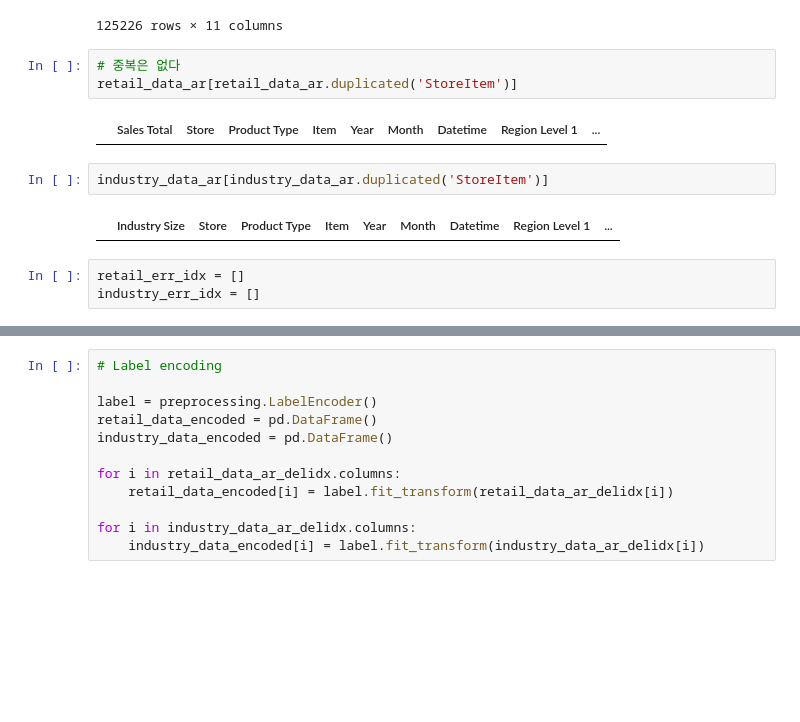
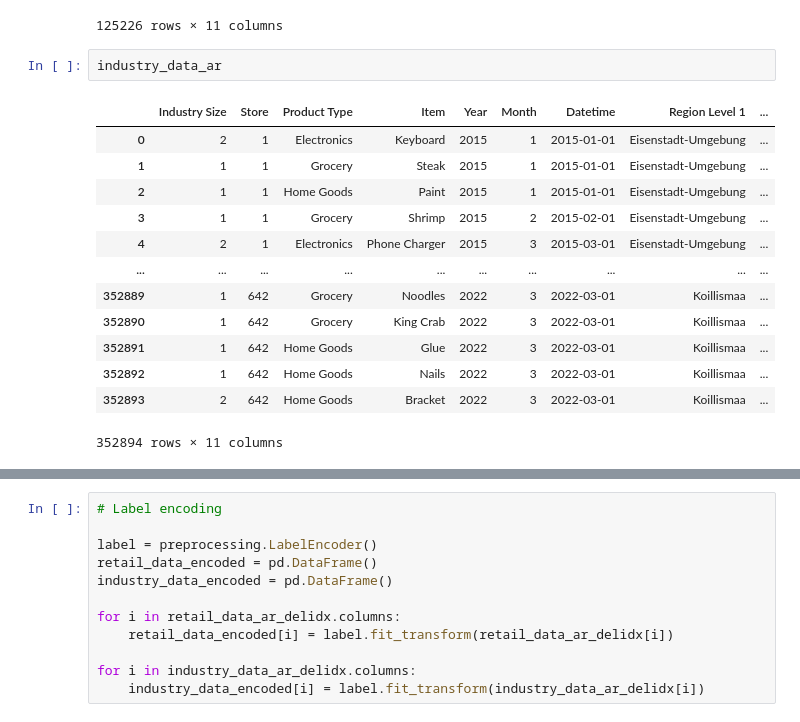
Before and after one commit to minji-o-j/Data-Science-Project, a Jupyter notebook: EDA3.ipynb, the cells around one changed output, grey strips where cells are left out. Cells and saved outputs as stored; diff of their text form; blank space fills up the shorter version.

Commit message:
add: err data info

```diff
--- a/EDA3.ipynb
+++ b/EDA3.ipynb
@@ -53,15 +53,19 @@ retail_data_ar
 | 125224 | 1 | 642 | Electronics | Keyboard | 2022 | 2 | 2022-02-01 | Koillismaa | ... |
 | 125225 | 0 | 642 | Grocery | Shrimp | 2022 | 3 | 2022-03-01 | Koillismaa | ... |
 125226 rows × 11 columns
-# %%
-# 중복은 없다
-retail_data_ar[retail_data_ar.duplicated('StoreItem')]
-# %% [output]
-|  | Sales Total | Store | Product Type | Item | Year | Month | Datetime | Region Level 1 | ... |
-# %%
-industry_data_ar[industry_data_ar.duplicated('StoreItem')]
-# %% [output]
-|  | Industry Size | Store | Product Type | Item | Year | Month | Datetime | Region Level 1 | ... |
-# %%
-retail_err_idx = []
-industry_err_idx = []
+# %%
+industry_data_ar
+# %% [output]
+|  | Industry Size | Store | Product Type | Item | Year | Month | Datetime | Region Level 1 | ... |
+| 0 | 2 | 1 | Electronics | Keyboard | 2015 | 1 | 2015-01-01 | Eisenstadt-Umgebung | ... |
+| 1 | 1 | 1 | Grocery | Steak | 2015 | 1 | 2015-01-01 | Eisenstadt-Umgebung | ... |
+| 2 | 1 | 1 | Home Goods | Paint | 2015 | 1 | 2015-01-01 | Eisenstadt-Umgebung | ... |
+| 3 | 1 | 1 | Grocery | Shrimp | 2015 | 2 | 2015-02-01 | Eisenstadt-Umgebung | ... |
+| 4 | 2 | 1 | Electronics | Phone Charger | 2015 | 3 | 2015-03-01 | Eisenstadt-Umgebung | ... |
+| ... | ... | ... | ... | ... | ... | ... | ... | ... | ... |
+| 352889 | 1 | 642 | Grocery | Noodles | 2022 | 3 | 2022-03-01 | Koillismaa | ... |
+| 352890 | 1 | 642 | Grocery | King Crab | 2022 | 3 | 2022-03-01 | Koillismaa | ... |
+| 352891 | 1 | 642 | Home Goods | Glue | 2022 | 3 | 2022-03-01 | Koillismaa | ... |
+| 352892 | 1 | 642 | Home Goods | Nails | 2022 | 3 | 2022-03-01 | Koillismaa | ... |
+| 352893 | 2 | 642 | Home Goods | Bracket | 2022 | 3 | 2022-03-01 | Koillismaa | ... |
+352894 rows × 11 columns
```
Also changed, not shown: parts of 13 cells of this notebook, 5 other files.
